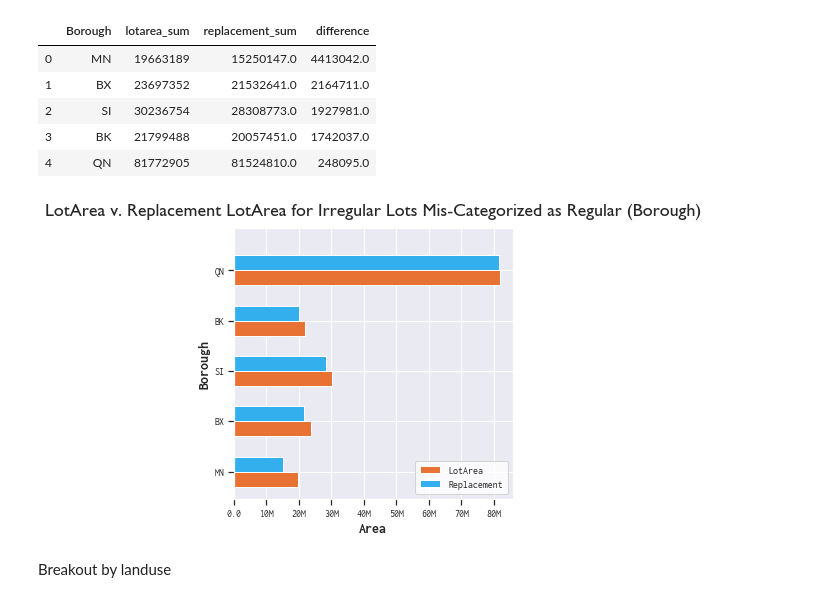
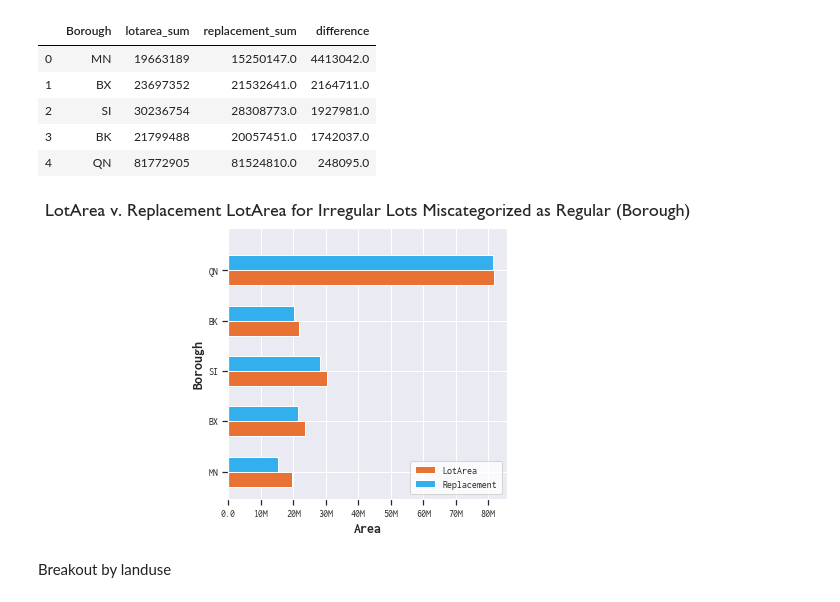
Before and after one commit to NYCPlanning/ann, a Jupyter notebook: lotarea 2020-04/notebooks/LotArea Analysis.ipynb, the cells around one changed output. Cells and saved outputs as stored; diff of their text form; code cells hidden in the pictures.

Commit message:
title

```diff
--- a/lotarea 2020-04/notebooks/LotArea Analysis.ipynb
+++ b/lotarea 2020-04/notebooks/LotArea Analysis.ipynb
@@ -335,32 +335,32 @@ boro_breakout
 # %%
 lotarea_sum = boro_breakout['lotarea_sum'].to_list()
 shapearea_sum = boro_breakout['replacement_sum'].to_list()
 boro = boro_breakout['Borough'].to_list()
 df = pd.DataFrame(dict(graph=boro,
                            m=lotarea_sum, n=shapearea_sum))
 
 ind = np.arange(len(df))
 width = 0.3
 
 fig, ax = plt.subplots(figsize=(5, 5))
 ax.barh(ind, df.m, width, color='#e87233', label='LotArea')
 ax.barh(ind + width, df.n, width, color='#34afed', label='Replacement')
 
 ax.set(yticks=ind + (width / 2), yticklabels=df.graph, ylim=[2*width - 1, len(df)], xticklabels=df.n)
 ax.xaxis.set_major_formatter(tick.FuncFormatter(x_fmt))
 ax.set_xlabel("Area", fontweight="bold")
 ax.set_ylabel("Borough", fontweight="bold")
 ax.tick_params(left=True, bottom=True)
 plt.legend(loc='upper right', shadow='bool')
 ax.legend()
 legend = plt.legend()
 frame = legend.get_frame()
 frame.set_facecolor('white')
-plt.title('LotArea v. Replacement LotArea for Irregular Lots Mis-Categorized as Regular (Borough)', fontsize=18, fontname='Gill Sans', pad=12)
+plt.title('LotArea v. Replacement LotArea for Irregular Lots Miscategorized as Regular (Borough)', fontsize=18, fontname='Gill Sans', pad=12)
 
 plt.show()
 # %% [output]
-[figure, old version]
+[figure, new version]
 # %% [markdown]
 Breakout by landuse
 # %%
```
Also changed, not shown: parts of 1 cell of this notebook.
